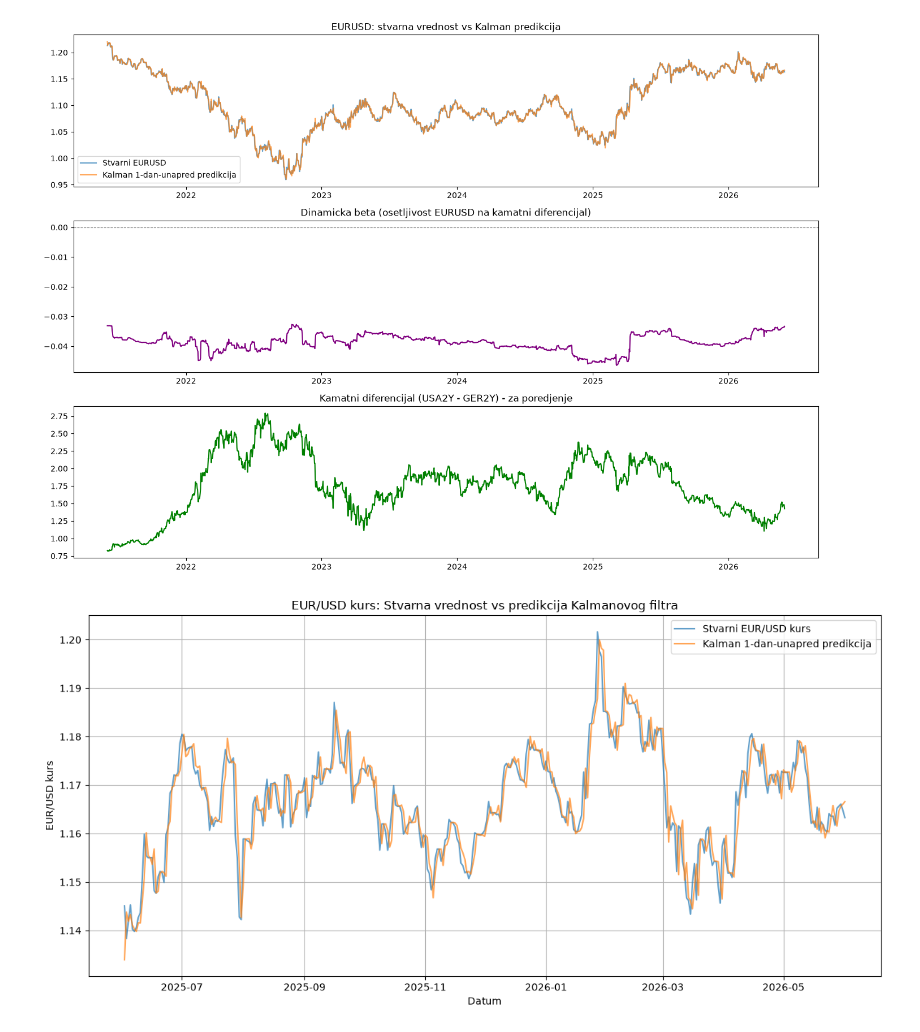
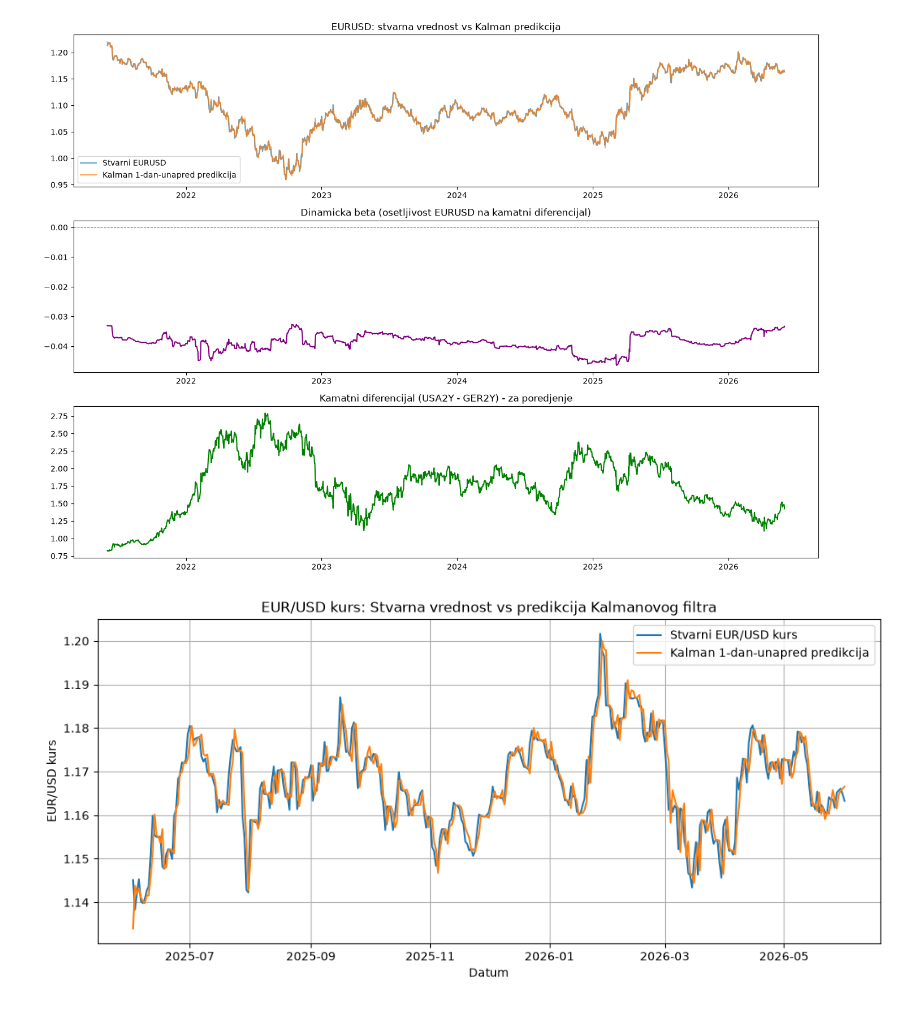
Before and after one commit to Aca792/Currency-Ecxhange-Rate-Predictor, a Jupyter notebook: kalmanov_filter.ipynb, the cells around one changed output. Drawn from its saved outputs; the diff is of its cells as text; code cells hidden in the pictures.

```diff
--- a/kalmanov_filter.ipynb
+++ b/kalmanov_filter.ipynb
@@ -263,21 +297,34 @@ plt.show()
 # %% [output]
 [figure]
 # %%
-fig, ax = plt.subplots(figsize=(12, 6))
-
 presek = -365
 
-ax.plot(df.index[presek:], df["EURUSD"][presek:], label="Stvarni EUR/USD kurs", alpha=0.7)
-ax.plot(df.index[presek:], df["kalman_pred_tuned"][presek:], label="Kalman 1-dan-unapred predikcija", alpha=0.7)
+test_dates = df.index
 
-ax.legend()
-ax.set_title("EUR/USD kurs: Stvarna vrednost vs predikcija Kalmanovog filtra")
-ax.set_xlabel("Datum")
-ax.set_ylabel("EUR/USD kurs")
-ax.tick_params(axis="x", labelbottom=True)
-ax.grid(True)
 
-plt.tight_layout()
+plt.figure(figsize=(12, 5))
+
+plt.plot(
+    test_dates[presek:],
+    df["EURUSD"].iloc[presek:],
+    label="Stvarni EUR/USD kurs"
+)
+
+plt.plot(
+    test_dates[presek:],
+    df["kalman_pred_tuned"].iloc[presek:],
+    label="Kalman 1-dan-unapred predikcija"
+)
+
+plt.title(
+    "EUR/USD kurs: Stvarna vrednost vs predikcija Kalmanovog filtra"
+)
+plt.xlabel("Datum")
+plt.ylabel("EUR/USD kurs")
+
+plt.legend()
+plt.grid()
+
 plt.show()
 # %% [output]
-[figure, old version]
+[figure, new version]
```
Also changed, not shown: parts of 1 cell of this notebook, 3 other files.
